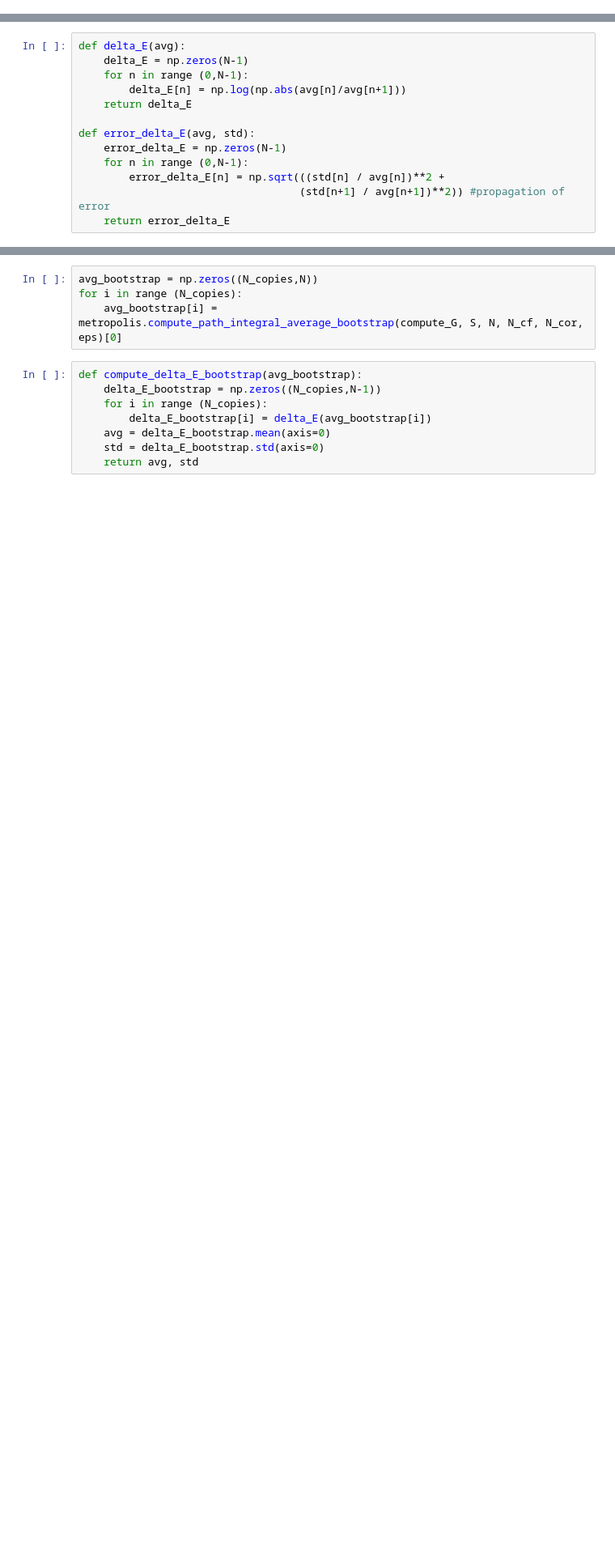
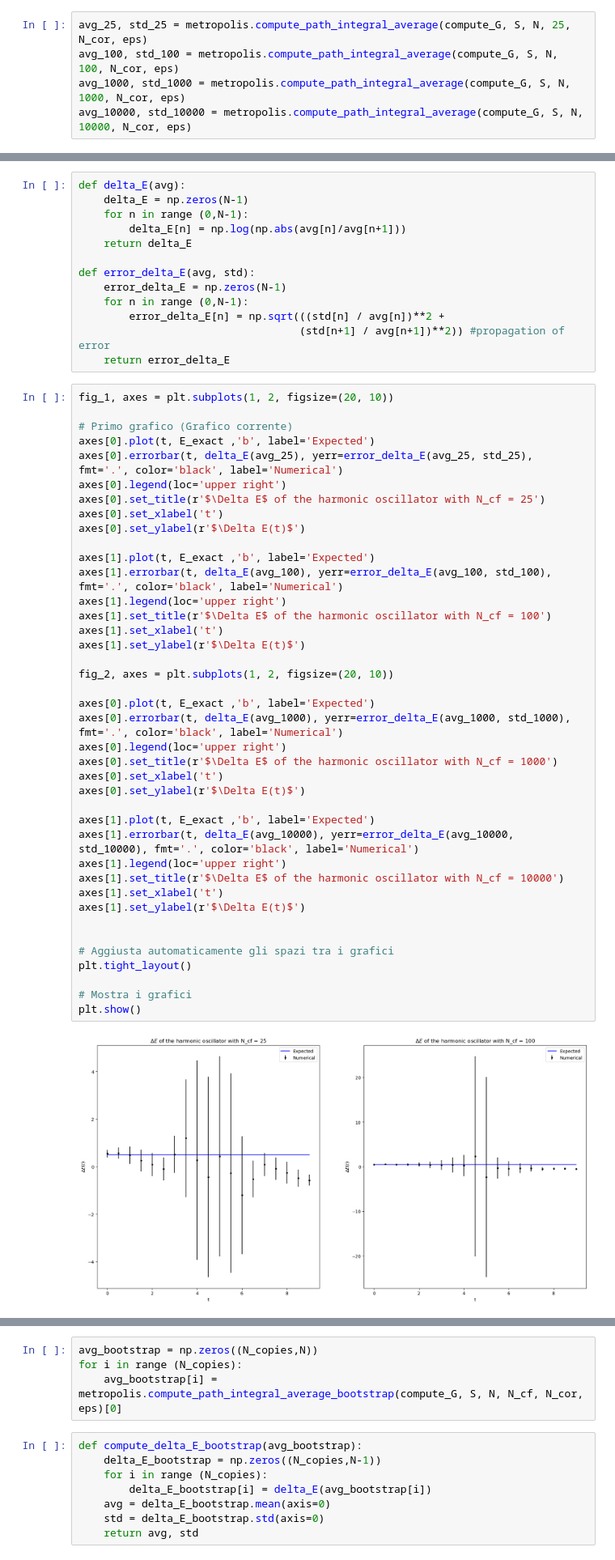
Before and after one commit to lusvelt/path-integral-monte-carlo, a Jupyter notebook: src/metropolis-harmonic-oscillator.ipynb, the cells around one changed output, grey strips where cells are left out. Shown: that part at 81% size. Saved outputs shown, nothing was run; the diff lists cells and outputs as text; blank space fills up the shorter version.

```diff
--- a/src/metropolis-harmonic-oscillator.ipynb
+++ b/src/metropolis-harmonic-oscillator.ipynb
@@ -26,0 +34,5 @@ avg, std = metropolis.compute_path_integral_average(compute_G, S, N, N_cf, N_cor
+# %%
+avg_25, std_25 = metropolis.compute_path_integral_average(compute_G, S, N, 25, N_cor, eps)
+avg_100, std_100 = metropolis.compute_path_integral_average(compute_G, S, N, 100, N_cor, eps)
+avg_1000, std_1000 = metropolis.compute_path_integral_average(compute_G, S, N, 1000, N_cor, eps)
+avg_10000, std_10000 = metropolis.compute_path_integral_average(compute_G, S, N, 10000, N_cor, eps)
@@ -37,3 +58,45 @@ def error_delta_E(avg, std):
         error_delta_E[n] = np.sqrt(((std[n] / avg[n])**2 +
                                    (std[n+1] / avg[n+1])**2)) #propagation of error
     return error_delta_E
+# %%
+fig_1, axes = plt.subplots(1, 2, figsize=(20, 10))
+
+# Primo grafico (Grafico corrente)
+axes[0].plot(t, E_exact ,'b', label='Expected')
+axes[0].errorbar(t, delta_E(avg_25), yerr=error_delta_E(avg_25, std_25), fmt='.', color='black', label='Numerical')
+axes[0].legend(loc='upper right')
+axes[0].set_title(r'$\Delta E$ of the harmonic oscillator with N_cf = 25')
+axes[0].set_xlabel('t')
+axes[0].set_ylabel(r'$\Delta E(t)$')
+
+axes[1].plot(t, E_exact ,'b', label='Expected')
+axes[1].errorbar(t, delta_E(avg_100), yerr=error_delta_E(avg_100, std_100), fmt='.', color='black', label='Numerical')
+axes[1].legend(loc='upper right')
+axes[1].set_title(r'$\Delta E$ of the harmonic oscillator with N_cf = 100')
+axes[1].set_xlabel('t')
+axes[1].set_ylabel(r'$\Delta E(t)$')
+
+fig_2, axes = plt.subplots(1, 2, figsize=(20, 10))
+
+axes[0].plot(t, E_exact ,'b', label='Expected')
+axes[0].errorbar(t, delta_E(avg_1000), yerr=error_delta_E(avg_1000, std_1000), fmt='.', color='black', label='Numerical')
+axes[0].legend(loc='upper right')
+axes[0].set_title(r'$\Delta E$ of the harmonic oscillator with N_cf = 1000')
+axes[0].set_xlabel('t')
+axes[0].set_ylabel(r'$\Delta E(t)$')
+
+axes[1].plot(t, E_exact ,'b', label='Expected')
+axes[1].errorbar(t, delta_E(avg_10000), yerr=error_delta_E(avg_10000, std_10000), fmt='.', color='black', label='Numerical')
+axes[1].legend(loc='upper right')
+axes[1].set_title(r'$\Delta E$ of the harmonic oscillator with N_cf = 10000')
+axes[1].set_xlabel('t')
+axes[1].set_ylabel(r'$\Delta E(t)$')
+
+
+# Aggiusta automaticamente gli spazi tra i grafici
+plt.tight_layout()
+
+# Mostra i grafici
+plt.show()
+# %% [output]
+[figure, added]
```
Also changed, not shown: parts of 12 cells of this notebook.
